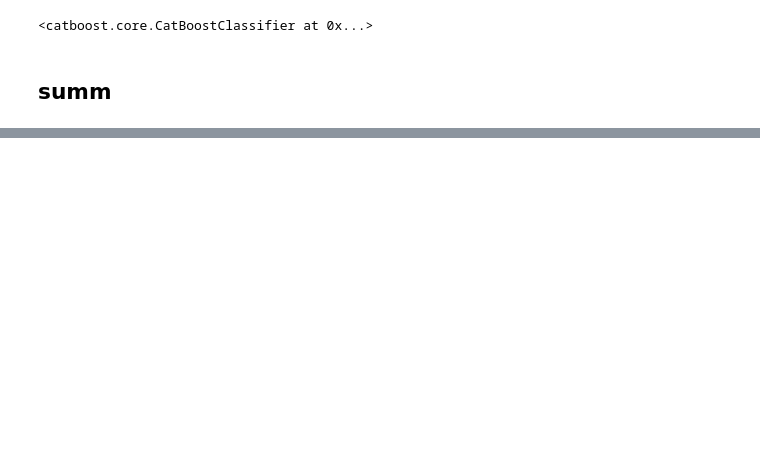
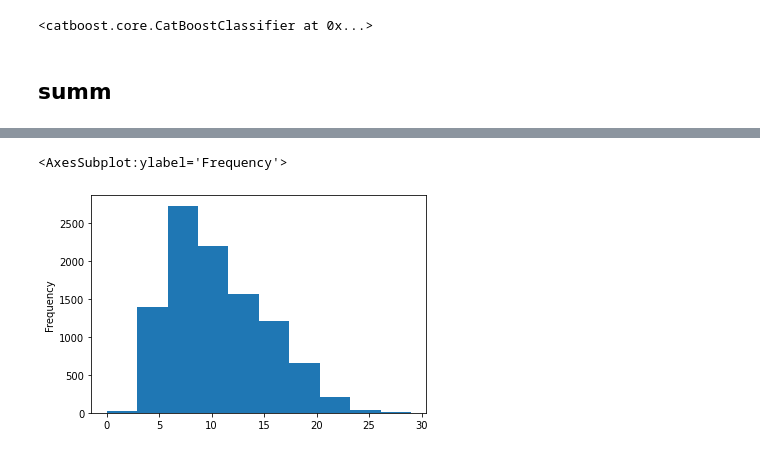
Before and after one commit to mbronis/gensim, a Jupyter notebook: gensim_poleval.ipynb, the cells around one changed output, grey strips where cells are left out. Drawn from its saved outputs; the diff is of its cells as text; code cells hidden in the pictures; blank space fills up the shorter version.

```diff
--- a/gensim_poleval.ipynb
+++ b/gensim_poleval.ipynb
@@ -206,0 +219,5 @@ train_clean.nunique()
+# %%
+pd.Series(map(len, train_tokens)).plot.hist()
+# %% [output]
+<AxesSubplot:ylabel='Frequency'>
+[figure, added]
```
Also changed, not shown: parts of 34 cells of this notebook, 2 other files.
